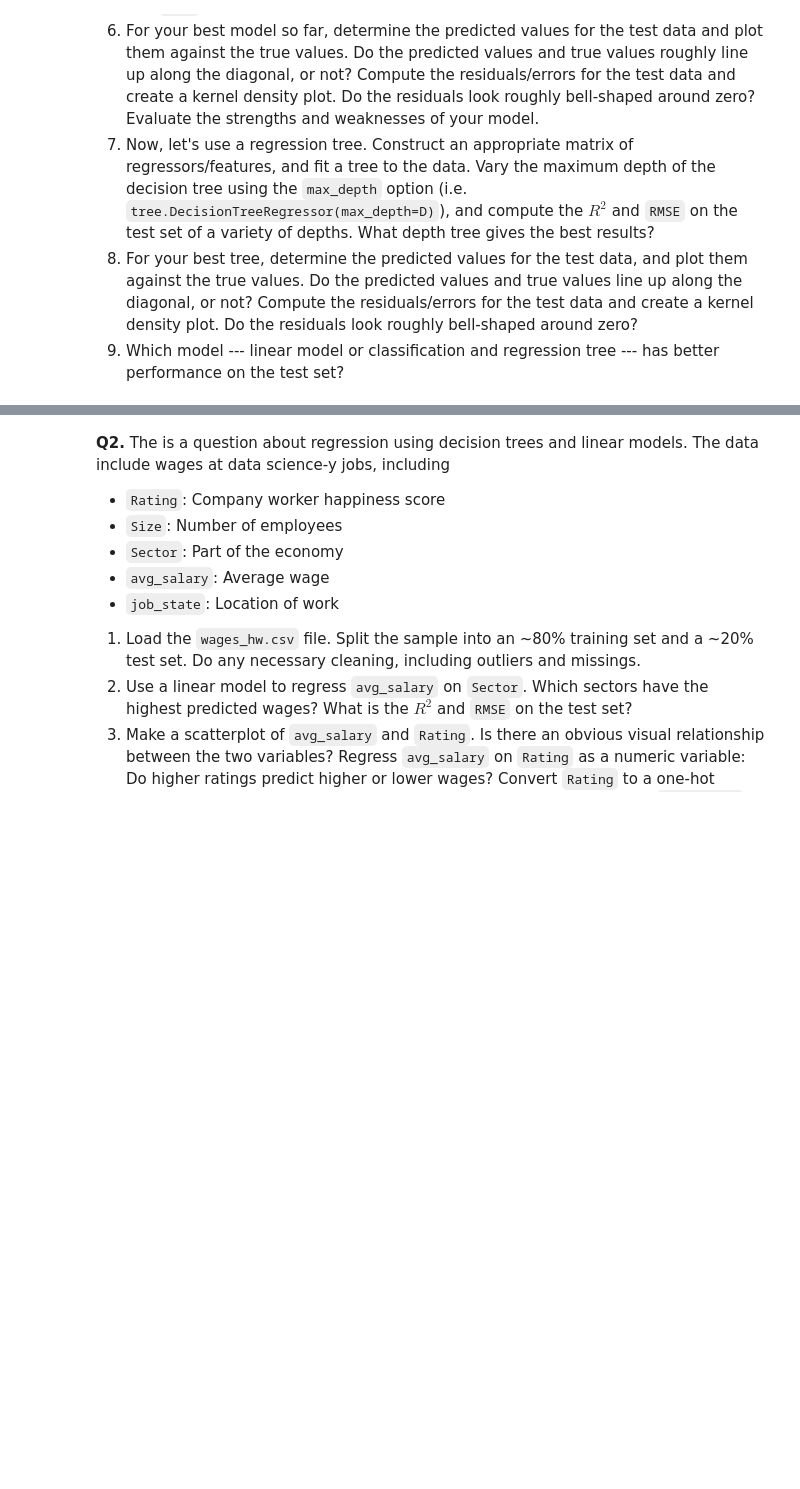
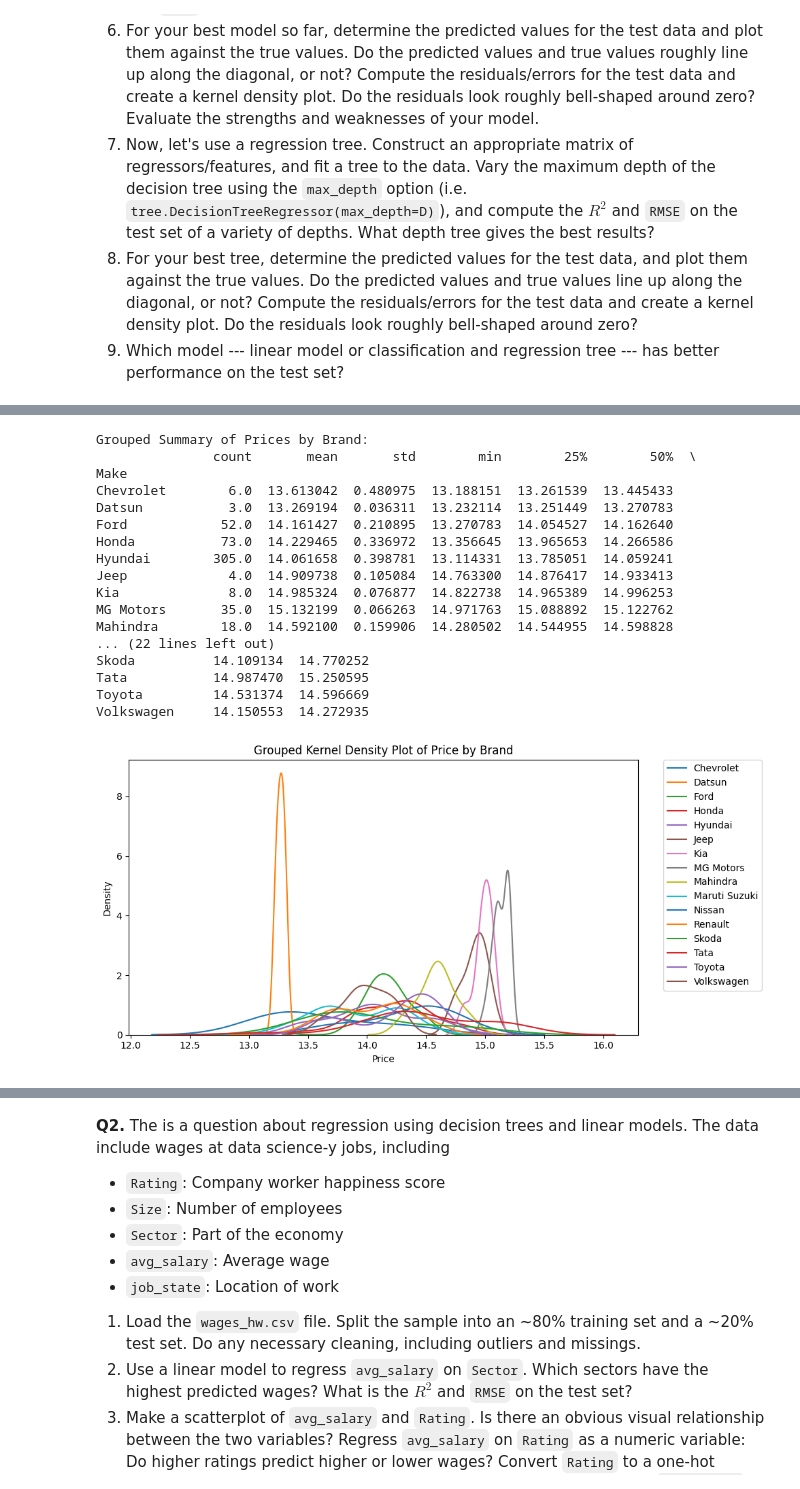
Before and after one commit to eric-nguyen13/assignment4, a Jupyter notebook: assignment4.ipynb, the cells around one changed output, grey strips where cells are left out. Cells and saved outputs as stored; diff of their text form; code cells hidden in the pictures; blank space fills up the shorter version.

```diff
--- a/assignment4.ipynb
+++ b/assignment4.ipynb
@@ -116,0 +129,36 @@ WARNING:matplotlib.legend:No artists with labels found to put in legend.  Note t
+# %%
+# Grouped summary by Make
+plt.figure(figsize=(10, 5))
+print("\nGrouped Summary of Prices by Brand:")
+print(df.groupby('Make')['Price'].describe())
+
+# Grouped kernel density plot by Make
+plt.subplot(1, 1, 1)
+for make, data in df.groupby('Make'):
+    sns.kdeplot(data['Price'], label=make, common_norm=False)
+
+plt.title('Grouped Kernel Density Plot of Price by Brand')
+plt.legend(bbox_to_anchor=(1.05, 1), loc='upper left', borderaxespad=0.)
+
+print()
+plt.tight_layout()
+plt.show()
+# %% [output]
+Grouped Summary of Prices by Brand:
+               count       mean       std        min        25%        50%  \
+Make
+Chevrolet        6.0  13.613042  0.480975  13.188151  13.261539  13.445433
+Datsun           3.0  13.269194  0.036311  13.232114  13.251449  13.270783
+Ford            52.0  14.161427  0.210895  13.270783  14.054527  14.162640
+Honda           73.0  14.229465  0.336972  13.356645  13.965653  14.266586
+Hyundai        305.0  14.061658  0.398781  13.114331  13.785051  14.059241
+Jeep             4.0  14.909738  0.105084  14.763300  14.876417  14.933413
+Kia              8.0  14.985324  0.076877  14.822738  14.965389  14.996253
+MG Motors       35.0  15.132199  0.066263  14.971763  15.088892  15.122762
+Mahindra        18.0  14.592100  0.159906  14.280502  14.544955  14.598828
+... (22 lines left out)
+Skoda          14.109134  14.770252
+Tata           14.987470  15.250595
+Toyota         14.531374  14.596669
+Volkswagen     14.150553  14.272935
+[figure, added]
```
Also changed, not shown: parts of 13 cells of this notebook.
